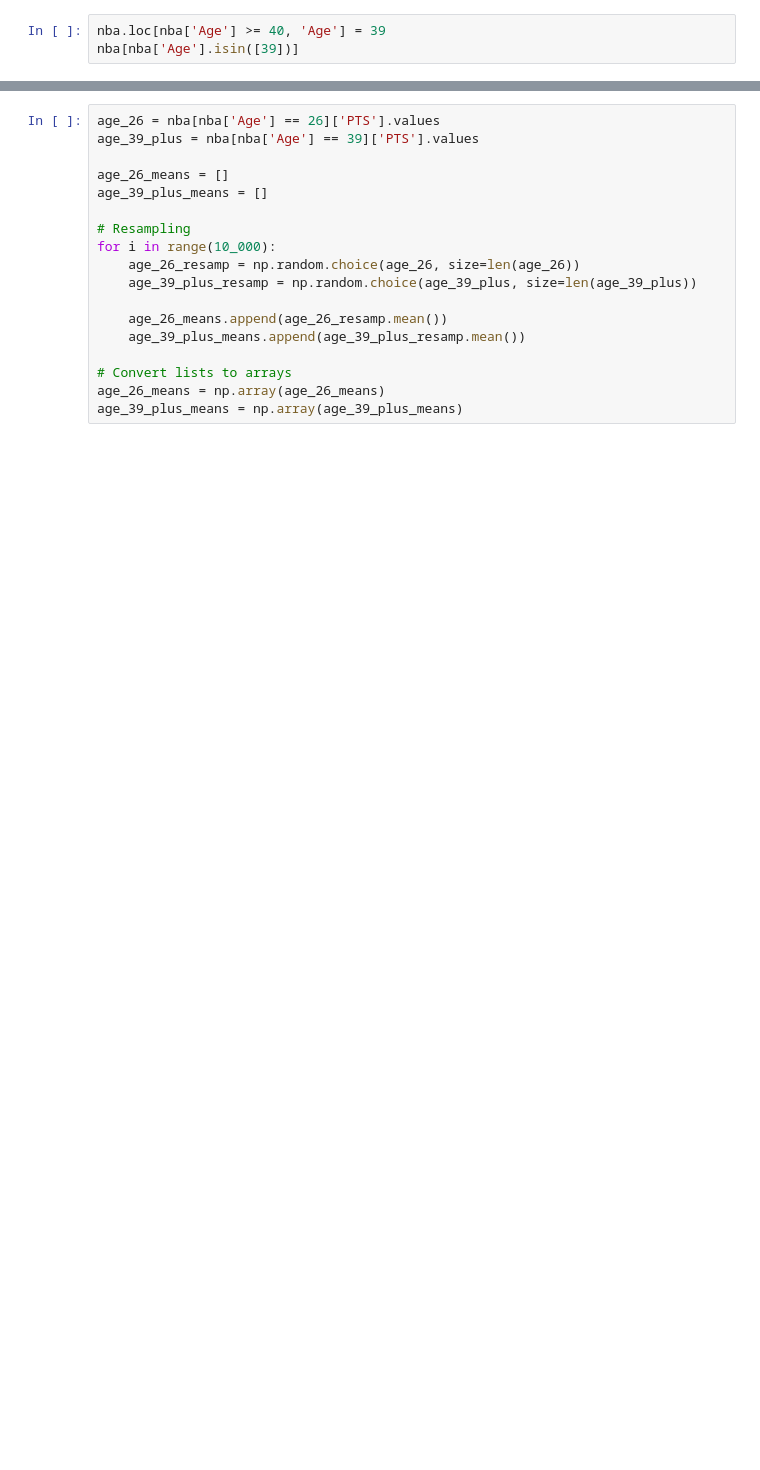
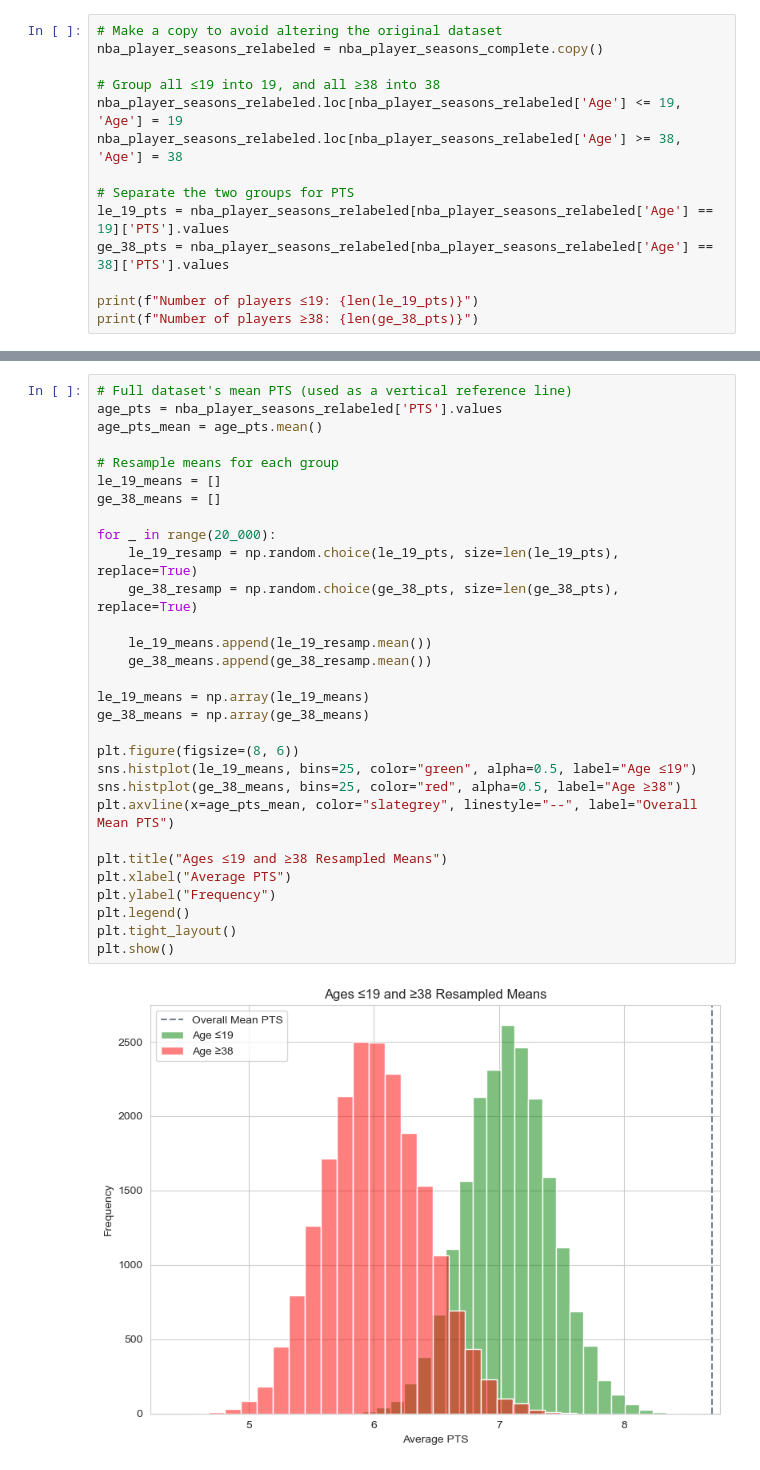
Before and after one commit to Logan-Locke/nba-analytics-pipeline, a Jupyter notebook: inference.ipynb, the cells around one changed output, grey strips where cells are left out. Saved outputs shown, nothing was run; the diff lists cells and outputs as text; blank space fills up the shorter version.

```diff
--- a/inference.ipynb
+++ b/inference.ipynb
@@ -111,4 +105,15 @@ nba[nba['Age'].isin([40, 41])]
 # %%
-nba.loc[nba['Age'] >= 40, 'Age'] = 39
-nba[nba['Age'].isin([39])]
+# Make a copy to avoid altering the original dataset
+nba_player_seasons_relabeled = nba_player_seasons_complete.copy()
+
+# Group all ≤19 into 19, and all ≥38 into 38
+nba_player_seasons_relabeled.loc[nba_player_seasons_relabeled['Age'] <= 19, 'Age'] = 19
+nba_player_seasons_relabeled.loc[nba_player_seasons_relabeled['Age'] >= 38, 'Age'] = 38
+
+# Separate the two groups for PTS
+le_19_pts = nba_player_seasons_relabeled[nba_player_seasons_relabeled['Age'] == 19]['PTS'].values
+ge_38_pts = nba_player_seasons_relabeled[nba_player_seasons_relabeled['Age'] == 38]['PTS'].values
+
+print(f"Number of players ≤19: {len(le_19_pts)}")
+print(f"Number of players ≥38: {len(ge_38_pts)}")
 # %% [output]
@@ -126,18 +126,32 @@ nba[nba['Age'].isin([39])]
 # %%
-age_26 = nba[nba['Age'] == 26]['PTS'].values
-age_39_plus = nba[nba['Age'] == 39]['PTS'].values
+# Full dataset's mean PTS (used as a vertical reference line)
+age_pts = nba_player_seasons_relabeled['PTS'].values
+age_pts_mean = age_pts.mean()
 
-age_26_means = []
-age_39_plus_means = []
+# Resample means for each group
+le_19_means = []
+ge_38_means = []
 
-# Resampling
-for i in range(10_000):
-    age_26_resamp = np.random.choice(age_26, size=len(age_26))
-    age_39_plus_resamp = np.random.choice(age_39_plus, size=len(age_39_plus))
+for _ in range(20_000):
+    le_19_resamp = np.random.choice(le_19_pts, size=len(le_19_pts), replace=True)
+    ge_38_resamp = np.random.choice(ge_38_pts, size=len(ge_38_pts), replace=True)
 
-    age_26_means.append(age_26_resamp.mean())
-    age_39_plus_means.append(age_39_plus_resamp.mean())
+    le_19_means.append(le_19_resamp.mean())
+    ge_38_means.append(ge_38_resamp.mean())
 
-# Convert lists to arrays
-age_26_means = np.array(age_26_means)
-age_39_plus_means = np.array(age_39_plus_means)
+le_19_means = np.array(le_19_means)
+ge_38_means = np.array(ge_38_means)
+
+plt.figure(figsize=(8, 6))
+sns.histplot(le_19_means, bins=25, color="green", alpha=0.5, label="Age ≤19")
+sns.histplot(ge_38_means, bins=25, color="red", alpha=0.5, label="Age ≥38")
+plt.axvline(x=age_pts_mean, color="slategrey", linestyle="--", label="Overall Mean PTS")
+
+plt.title("Ages ≤19 and ≥38 Resampled Means")
+plt.xlabel("Average PTS")
+plt.ylabel("Frequency")
+plt.legend()
+plt.tight_layout()
+plt.show()
+# %% [output]
+[figure, added]
```
Also changed, not shown: parts of 31 cells of this notebook.
